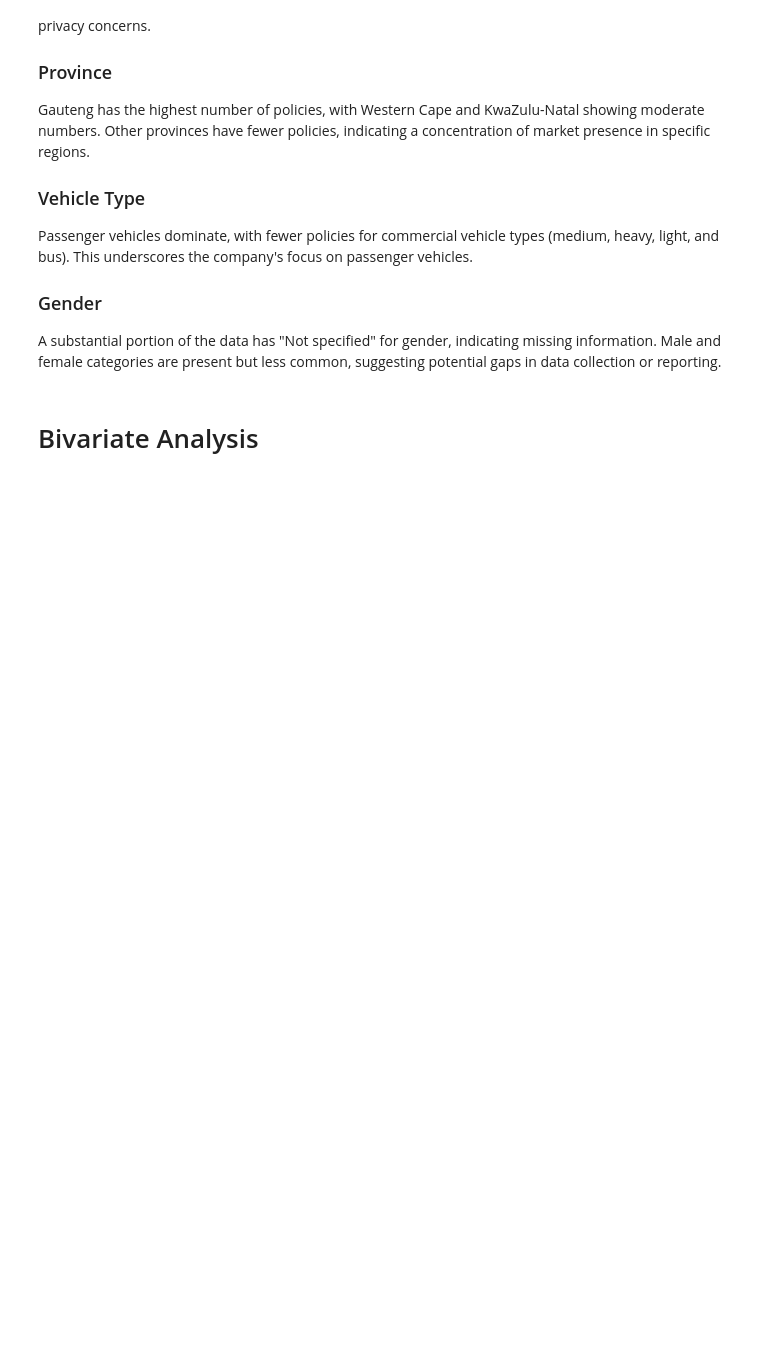
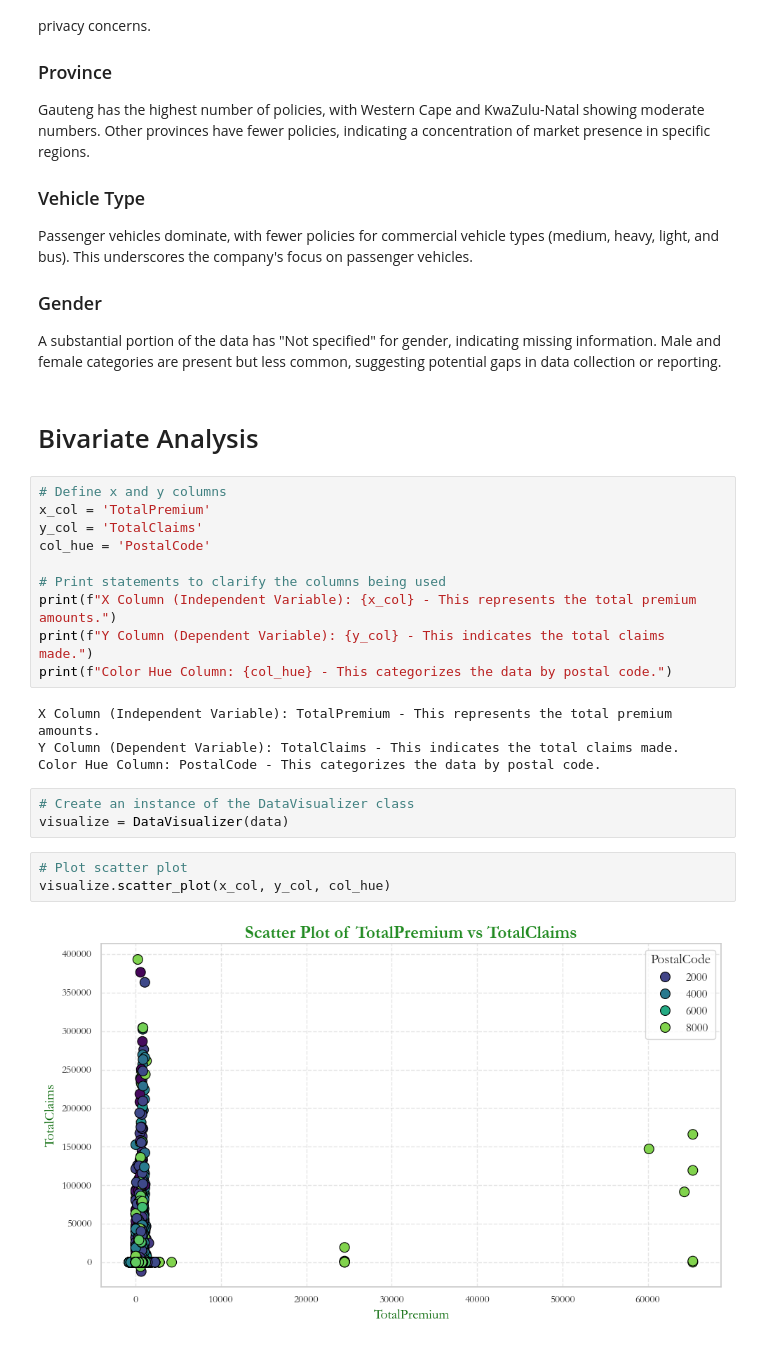
Before and after one commit to Amen-Zelealem/AlphaCare-Insurance-Analytics, a Jupyter notebook: notebooks/EDA_Analysis.ipynb, the cells around one changed output. Saved outputs shown, nothing was run; the diff lists cells and outputs as text; blank space fills up the shorter version.

```diff
--- a/notebooks/EDA_Analysis.ipynb
+++ b/notebooks/EDA_Analysis.ipynb
@@ -481,3 +481,25 @@ Passenger vehicles dominate, with fewer policies for commercial vehicle types (m
 A substantial portion of the data has "Not specified" for gender, indicating missing information. Male and female categories are present but less common, suggesting potential gaps in data collection or reporting.
 # %% [markdown]
 # Bivariate Analysis
+# %%
+# Define x and y columns
+x_col = 'TotalPremium'
+y_col = 'TotalClaims'
+col_hue = 'PostalCode'
+
+# Print statements to clarify the columns being used
+print(f"X Column (Independent Variable): {x_col} - This represents the total premium amounts.")
+print(f"Y Column (Dependent Variable): {y_col} - This indicates the total claims made.")
+print(f"Color Hue Column: {col_hue} - This categorizes the data by postal code.")
+# %% [output]
+X Column (Independent Variable): TotalPremium - This represents the total premium amounts.
+Y Column (Dependent Variable): TotalClaims - This indicates the total claims made.
+Color Hue Column: PostalCode - This categorizes the data by postal code.
+# %%
+# Create an instance of the DataVisualizer class
+visualize = DataVisualizer(data)
+# %%
+# Plot scatter plot
+visualize.scatter_plot(x_col, y_col, col_hue)
+# %% [output]
+[figure, added]
```
Also changed, not shown: parts of 8 cells of this notebook.
